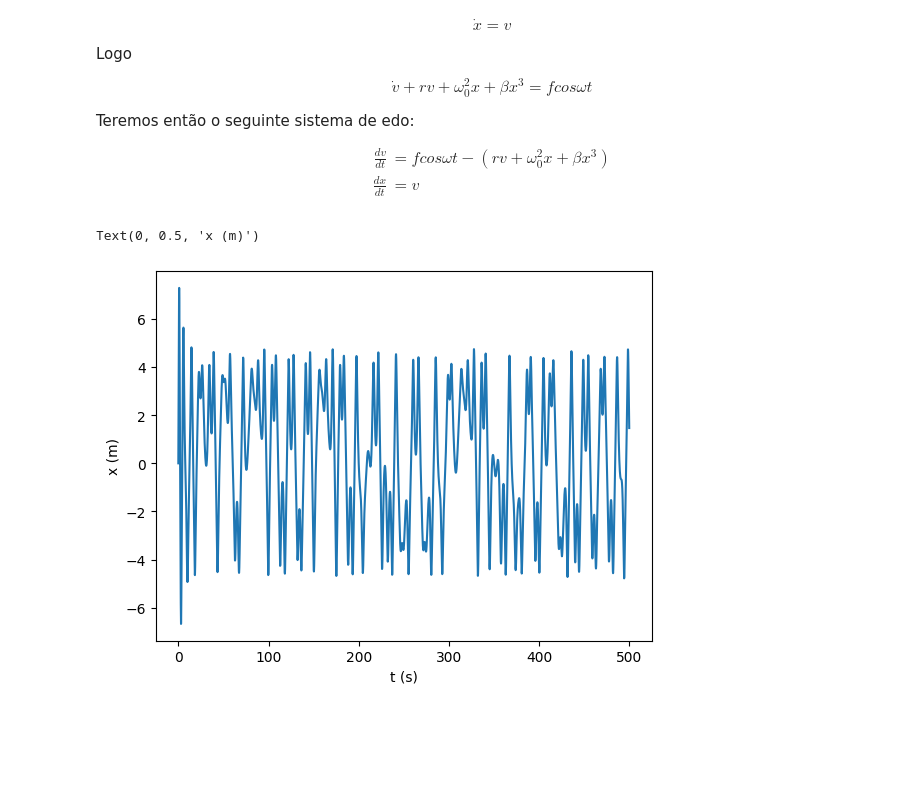
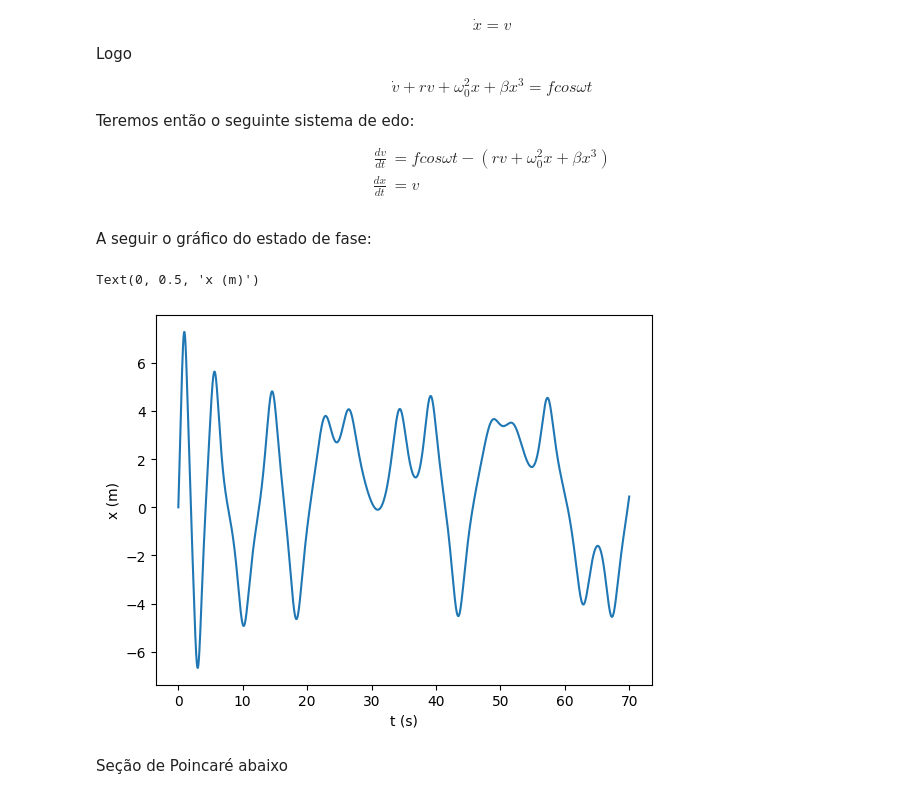
Before and after one commit to mickpires/Duffing-oscilator, a Jupyter notebook: duffing.ipynb, the cells around one changed output. Cells and saved outputs as stored; diff of their text form; code cells hidden in the pictures; blank space fills up the shorter version.

```diff
--- a/duffing.ipynb
+++ b/duffing.ipynb
@@ -32,29 +33,38 @@ def edo(t,y):
 
     return [dvdt,dxdt]
 # %%
-condições_iniciais = [10,0] # velocidade e posição
+condições_iniciais1 = [10,0] # velocidade e posição
+# condições_iniciais2 = [0,0]
 t0 = 0
 tfinal = 10000
 incremento = 0.001
 ts = np.arange(t0, tfinal, incremento)
 
-sol = solve_ivp(edo,t_span=[t0,tfinal],y0=condições_iniciais,t_eval=ts)
+sol1 = solve_ivp(edo,t_span=[t0,tfinal],y0=condições_iniciais1,t_eval=ts)
+# sol2 = solve_ivp(edo,t_span=[t0,tfinal],y0=condições_iniciais2,t_eval=ts)
 
-x = sol.y[1]
-v = sol.y[0]
+x1 = sol1.y[1]
+v1 = sol1.y[0]
+
+# x2 = sol2.y[1]
+# v2 = sol2.y[0]
+# %% [markdown]
+A seguir o gráfico do estado de fase:
 # %%
 # estado de fase
 
 frames = int(round(tfinal/incremento,0))
-Tespecifico = 500
+Tespecifico = 70
 frames_especifico = int(round(frames*Tespecifico/tfinal,0))
 
-plt.plot(ts[:frames_especifico],x[:frames_especifico])
+plt.plot(ts[:frames_especifico],x1[:frames_especifico])
 plt.xlabel('t (s)')
 plt.ylabel('x (m)')
 # %% [output]
 Text(0, 0.5, 'x (m)')
-[figure, old version]
+[figure, new version]
+# %% [markdown]
+Seção de Poincaré abaixo
 # %%
 #Poincaré
 
```
Also changed, not shown: parts of 6 cells of this notebook.
